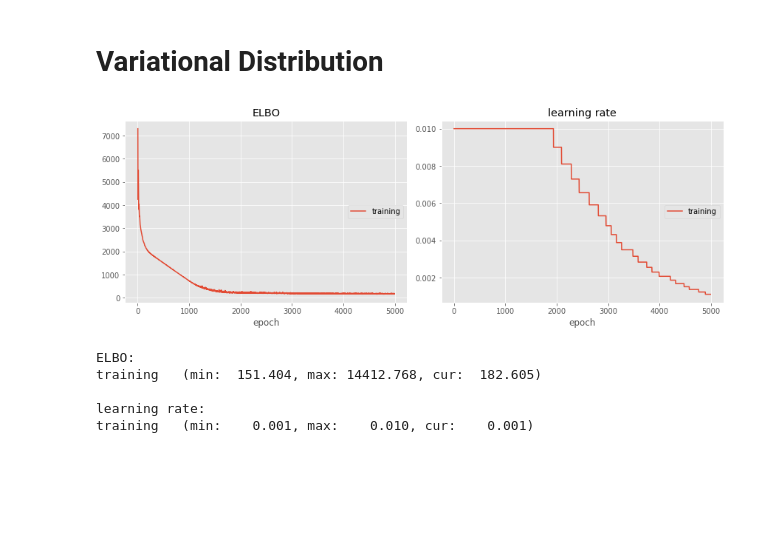
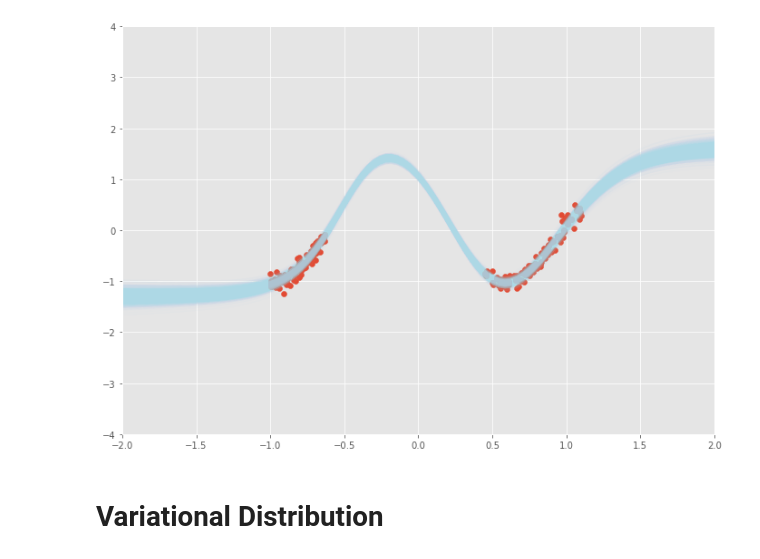
Before and after one commit to cortax/BayesianNN, a Jupyter notebook: dev_variational_expansion_boosting.ipynb, the cells around one changed output. Drawn from its saved outputs; the diff is of its cells as text; code cells hidden in the pictures; blank space fills up the shorter version.

```diff
--- a/dev_variational_expansion_boosting.ipynb
+++ b/dev_variational_expansion_boosting.ipynb
@@ -235,3 +268,7 @@ def Boost(qC, n_samples_ELBO):
+# %%
+show_variational_posterior_predictive(q)
+# %% [output]
+[figure, added]
 # %% [markdown]
 # Variational Distribution #
 # %%
@@ -244,10 +281,10 @@ q.mu = nn.Parameter( torch.empty([1,param_count],device=device).normal_(std=std)
 q.rho.requires_grad = True
 q.mu.requires_grad = True
 
-n_samples_ELBO = 25
+n_samples_ELBO =10
 
 optimizer = torch.optim.Adam(q.parameters(), lr=0.01)
-scheduler = torch.optim.lr_scheduler.ReduceLROnPlateau(optimizer, patience=100, factor=0.9)
+scheduler = torch.optim.lr_scheduler.ReduceLROnPlateau(optimizer, patience=50, factor=0.9)
 
 %matplotlib inline
 liveloss = PlotLosses()
@@ -269,23 +306,20 @@ for t in range(100000):
 
     scheduler.step(L.detach().clone().cpu().numpy())
     logs['ELBO'] = L.detach().clone().cpu().numpy()
-    logs['learning rate'] = learning_rate
+    logs['learning rate'] = n_samples_ELBO
     liveloss.update(logs)
+
+    if scheduler.num_bad_epochs >= scheduler.patience:
+        n_samples_ELBO += 10
+        scheduler._reset()
 
     if t % 10 == 0:
         liveloss.draw()
 
     optimizer.step()
 
-    if learning_rate < 0.001:
+    if n_samples_ELBO >= 1000:
         break
-# %% [output]
-[figure, removed]
-ELBO:
-training   (min:  151.404, max: 14412.768, cur:  182.605)
-
-learning rate:
-training   (min:    0.001, max:    0.010, cur:    0.001)
 # %%
 components = [q]
 proportions = torch.tensor([1.0], device=device)
```
Also changed, not shown: parts of 14 cells of this notebook, 2 other files.
